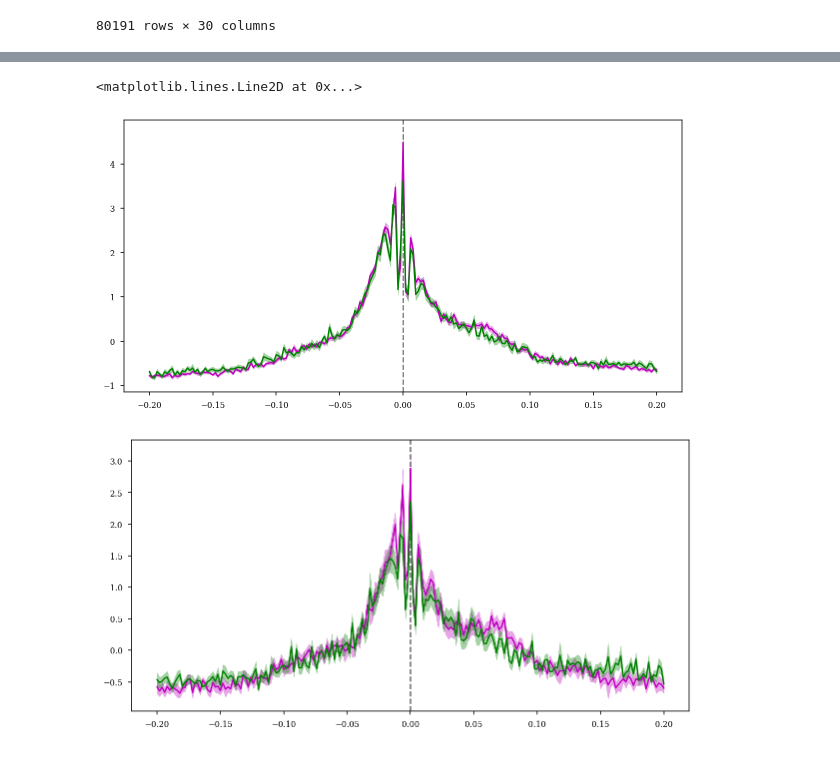
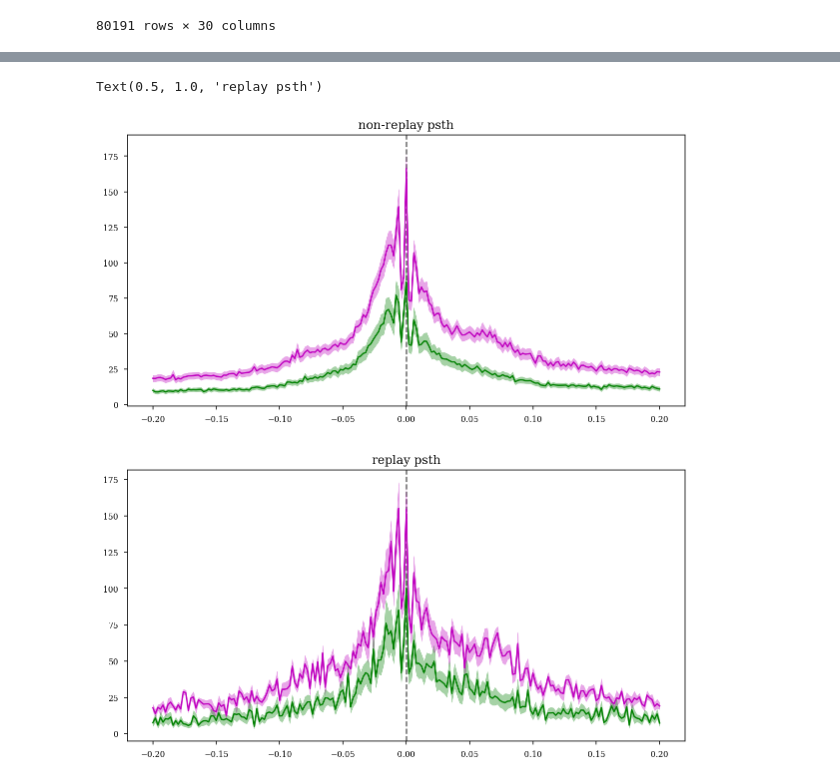
Before and after one commit to ryanharvey1/ripple_heterogeneity, a Jupyter notebook: scripts/replay/replay_pop_psth.ipynb, the cells around one changed output, grey strips where cells are left out. Drawn from its saved outputs; the diff is of its cells as text; code cells hidden in the pictures.

```diff
--- a/scripts/replay/replay_pop_psth.ipynb
+++ b/scripts/replay/replay_pop_psth.ipynb
@@ -65,12 +106,8 @@ for basepath in tqdm(df.basepath.unique()):
         st._data = st.data[cm.tags_bad_waveform == False]
         cm = cm[cm.tags_bad_waveform == False]
 
-    # sig_replay_idx = df.score_pval_time_swap <= 0.05
-
-    replay_peaks = df[
-        (df.basepath == basepath) & (df.score_pval_time_swap <= 0.05)
-    ].peaks.values
-    ripple_peaks = df[(df.basepath == basepath)].peaks.values
+    replay_peaks = df[(df.basepath == basepath) & (df.score_pval_time_swap <= 0.05)].peaks.values
+    ripple_peaks = df[(df.basepath == basepath) & (df.score_pval_time_swap > 0.05)].peaks.values
 
     if (cm.deepSuperficial == "Deep").any():
         st_deep = nel.SpikeTrainArray(
@@ -112,8 +149,8 @@ for basepath in tqdm(df.basepath.unique()):
             axis=1,
         )
 # %%
-psth_deep_rip = psth_deep_rip.dropna(axis=1, how="all")
-psth_deep_replay = psth_deep_replay.dropna(axis=1, how="all")
-psth_sup_rip = psth_sup_rip.dropna(axis=1, how="all")
-psth_sup_replay = psth_sup_replay.dropna(axis=1, how="all")
+# psth_deep_rip = psth_deep_rip.dropna(axis=1, how="all")
+# psth_deep_replay = psth_deep_replay.dropna(axis=1, how="all")
+# psth_sup_rip = psth_sup_rip.dropna(axis=1, how="all")
+# psth_sup_replay = psth_sup_replay.dropna(axis=1, how="all")
 # %%
@@ -169,8 +203,8 @@ plt.plot(psth_deep_rip.iloc[:,0].values - ccg)
 # %%
-psth_deep_rip = stats.zscore(psth_deep_rip,axis=0)
-psth_deep_replay = stats.zscore(psth_deep_replay,axis=0)
-psth_sup_rip = stats.zscore(psth_sup_rip,axis=0)
-psth_sup_replay = stats.zscore(psth_sup_replay,axis=0)
+# psth_deep_rip = stats.zscore(psth_deep_rip,axis=0)
+# psth_deep_replay = stats.zscore(psth_deep_replay,axis=0)
+# psth_sup_rip = stats.zscore(psth_sup_rip,axis=0)
+# psth_sup_replay = stats.zscore(psth_sup_replay,axis=0)
 # %%
 plt.figure(figsize=(10,5))
 
@@ -191,33 +225,35 @@ ax.fill_between(
     psth_sup_rip.mean(axis=1) - sem,
     psth_sup_rip.mean(axis=1) + sem,
     alpha=0.35,
     color="g",
 )
 ax.axvline(0, color="k", linestyle="--",alpha=.5,zorder=-100)
+ax.set_title('non-replay psth',fontsize=12)
 
 
 plt.figure(figsize=(10,5))
 ax = plt.gca()
 psth_deep_replay.mean(axis=1).plot(ax=ax, color="m", label="Deep")
 sem = psth_sup_replay.std(axis=1) / np.sqrt(psth_sup_replay.shape[1])
 ax.fill_between(
     psth_deep_replay.index,
     psth_deep_replay.mean(axis=1) - sem,
     psth_deep_replay.mean(axis=1) + sem,
     alpha=0.35,
     color="m",
 )
 psth_sup_replay.mean(axis=1).plot(ax=ax, color="g", label="Superficial")
 sem = psth_sup_replay.std(axis=1) / np.sqrt(psth_sup_replay.shape[1])
 ax.fill_between(
     psth_sup_replay.index,
     psth_sup_replay.mean(axis=1) - sem,
     psth_sup_replay.mean(axis=1) + sem,
     alpha=0.35,
     color="g",
 )
 ax.axvline(0, color="k", linestyle="--",alpha=.5,zorder=-100)
+ax.set_title('replay psth',fontsize=12)
 # %% [output]
-<matplotlib.lines.Line2D at 0x...>
+Text(0.5, 1.0, 'replay psth')
-[figure, old version]
+[figure, new version]
-[figure, old version]
+[figure, new version]
```
Also changed, not shown: parts of 8 cells of this notebook.
